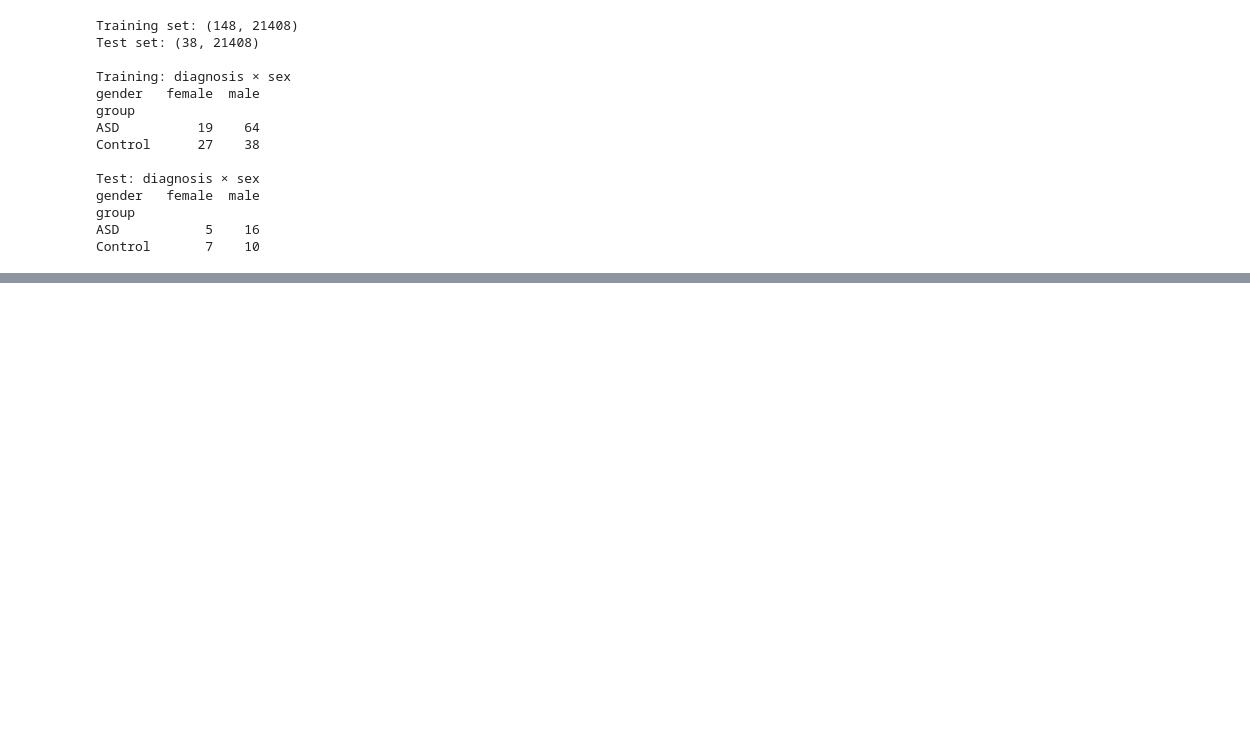
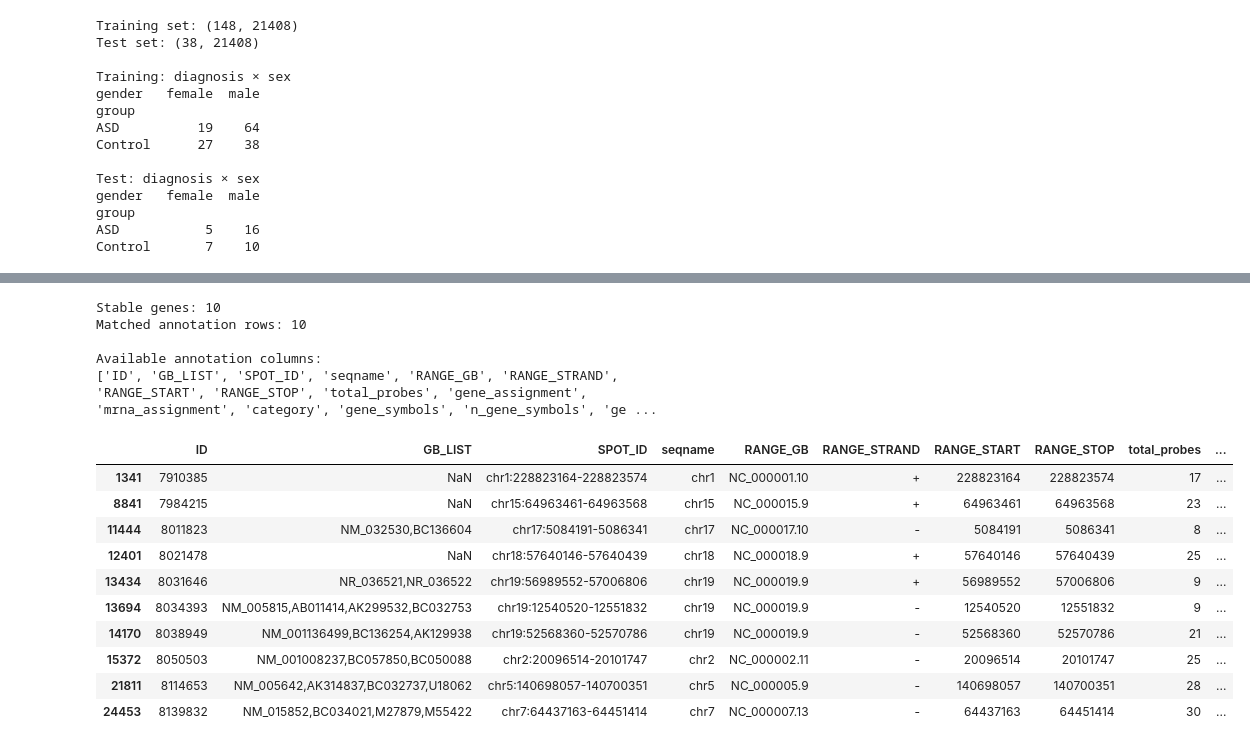
Before and after one commit to layakhosravi77-creator/ASD-Blood-Transcriptomic-Analysis, a Jupyter notebook: notebooks/01_data_exploration.ipynb, the cells around one changed output, grey strips where cells are left out. Drawn from its saved outputs; the diff is of its cells as text; code cells hidden in the pictures; blank space fills up the shorter version.

```diff
--- a/notebooks/01_data_exploration.ipynb
+++ b/notebooks/01_data_exploration.ipynb
@@ -2592,0 +2582,18 @@ Autosomal Only (No X/Y Chr)           0.737 ± 0.069            0.665 ± 0.068
+# %%
+
+from sklearn.pipeline import Pipeline
+from sklearn.preprocessing import StandardScaler
+from sklearn.svm import SVC
+
+full_pipeline = Pipeline([
+    ("variance", TopVarianceSelector(k=5000)),
+    ("pvalue", PValueTopKSelector(k=500)),
+    ("lasso", LassoSelector(C=10)),
+    ("svm_scaler", StandardScaler()),
+    ("svm", SVC(
+        kernel="rbf",
+        class_weight="balanced"
+    ))
+])
+
+print(full_pipeline)
@@ -2592,0 +3394,39 @@ Autosomal Only (No X/Y Chr)           0.737 ± 0.069            0.665 ± 0.068
+# %%
+
+# Genes selected in at least 8 of 10 splits
+stable_genes = set(
+    stability_df.loc[
+        stability_df["selected_in_splits"] >= 8, "gene"
+    ].astype(str)
+)
+
+ann = unambiguous_annotation.copy()
+ann["gene_symbol"] = ann["gene_symbol"].astype("string").str.strip()
+
+stable_annotation = ann[
+    ann["gene_symbol"].isin(stable_genes)
+].copy()
+
+print("Stable genes:", len(stable_genes))
+print("Matched annotation rows:", len(stable_annotation))
+print("\nAvailable annotation columns:")
+print(stable_annotation.columns.tolist())
+
+display(stable_annotation.head(20))
+# %% [output]
+Stable genes: 10
+Matched annotation rows: 10
+
+Available annotation columns:
+['ID', 'GB_LIST', 'SPOT_ID', 'seqname', 'RANGE_GB', 'RANGE_STRAND', 'RANGE_START', 'RANGE_STOP', 'total_probes', 'gene_assignment', 'mrna_assignment', 'category', 'gene_symbols', 'n_gene_symbols', 'ge ...
+|  | ID | GB_LIST | SPOT_ID | seqname | RANGE_GB | RANGE_STRAND | RANGE_START | RANGE_STOP | total_probes | ... |
+| 1341 | 7910385 | NaN | chr1:228823164-228823574 | chr1 | NC_000001.10 | + | 228823164 | 228823574 | 17 | ... |
+| 8841 | 7984215 | NaN | chr15:64963461-64963568 | chr15 | NC_000015.9 | + | 64963461 | 64963568 | 23 | ... |
+| 11444 | 8011823 | NM_032530,BC136604 | chr17:5084191-5086341 | chr17 | NC_000017.10 | - | 5084191 | 5086341 | 8 | ... |
+| 12401 | 8021478 | NaN | chr18:57640146-57640439 | chr18 | NC_000018.9 | + | 57640146 | 57640439 | 25 | ... |
+| 13434 | 8031646 | NR_036521,NR_036522 | chr19:56989552-57006806 | chr19 | NC_000019.9 | + | 56989552 | 57006806 | 9 | ... |
+| 13694 | 8034393 | NM_005815,AB011414,AK299532,BC032753 | chr19:12540520-12551832 | chr19 | NC_000019.9 | - | 12540520 | 12551832 | 9 | ... |
+| 14170 | 8038949 | NM_001136499,BC136254,AK129938 | chr19:52568360-52570786 | chr19 | NC_000019.9 | - | 52568360 | 52570786 | 21 | ... |
+| 15372 | 8050503 | NM_001008237,BC057850,BC050088 | chr2:20096514-20101747 | chr2 | NC_000002.11 | - | 20096514 | 20101747 | 25 | ... |
+| 21811 | 8114653 | NM_005642,AK314837,BC032737,U18062 | chr5:140698057-140700351 | chr5 | NC_000005.9 | - | 140698057 | 140700351 | 28 | ... |
+| 24453 | 8139832 | NM_015852,BC034021,M27879,M55422 | chr7:64437163-64451414 | chr7 | NC_000007.13 | - | 64437163 | 64451414 | 30 | ... |
```
Also changed, not shown: parts of 82 cells of this notebook, 19 other files.
